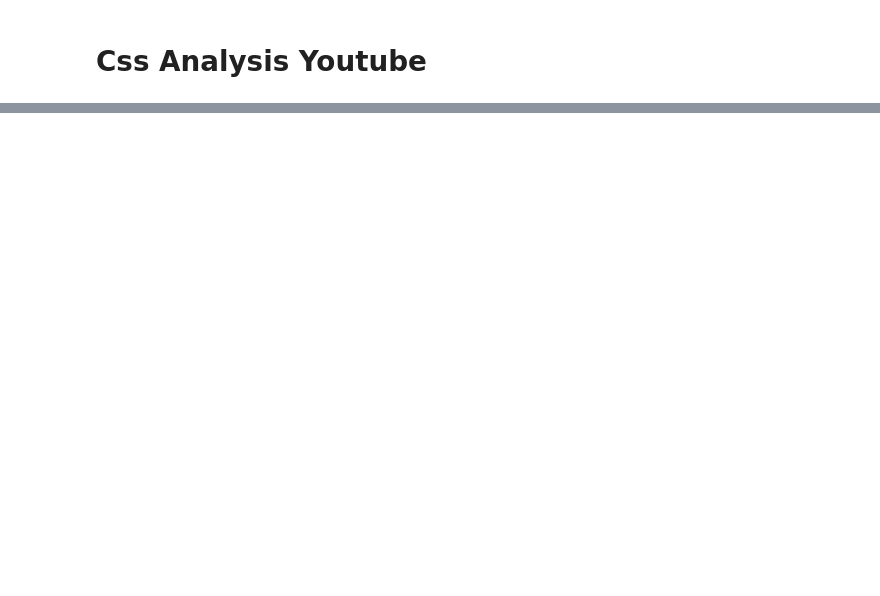
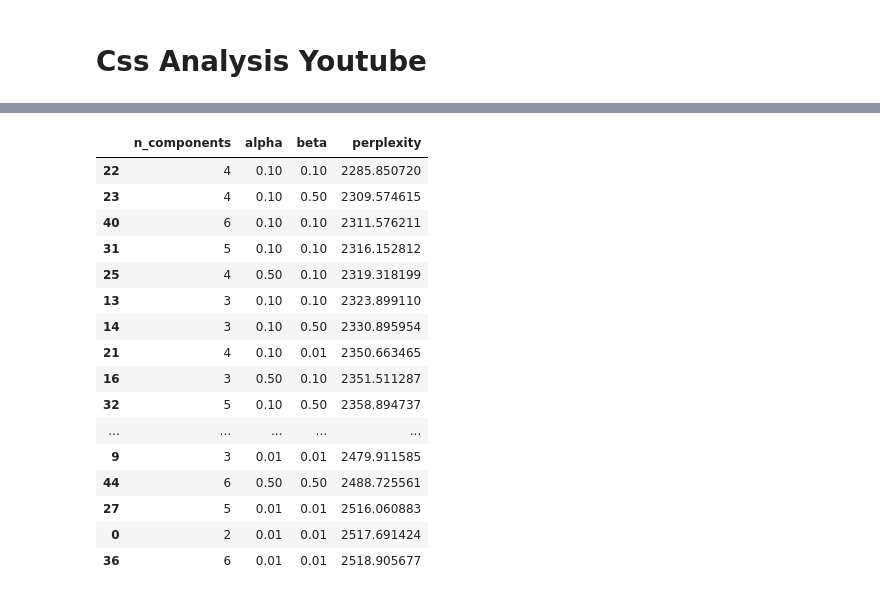
Before and after one commit to CrispyCocaBoy/css_analysis, a Jupyter notebook: analysis.ipynb, the cells around one changed output, grey strips where cells are left out. Saved outputs shown, nothing was run; the diff lists cells and outputs as text; code cells hidden in the pictures; blank space fills up the shorter version.

```diff
--- a/analysis.ipynb
+++ b/analysis.ipynb
@@ -79,0 +424,20 @@ comment_video_graph
+# %%
+results_grid_search
+# %% [output]
+|  | n_components | alpha | beta | perplexity |
+| 22 | 4 | 0.10 | 0.10 | 2285.850720 |
+| 23 | 4 | 0.10 | 0.50 | 2309.574615 |
+| 40 | 6 | 0.10 | 0.10 | 2311.576211 |
+| 31 | 5 | 0.10 | 0.10 | 2316.152812 |
+| 25 | 4 | 0.50 | 0.10 | 2319.318199 |
+| 13 | 3 | 0.10 | 0.10 | 2323.899110 |
+| 14 | 3 | 0.10 | 0.50 | 2330.895954 |
+| 21 | 4 | 0.10 | 0.01 | 2350.663465 |
+| 16 | 3 | 0.50 | 0.10 | 2351.511287 |
+| 32 | 5 | 0.10 | 0.50 | 2358.894737 |
+| ... | ... | ... | ... | ... |
+| 9 | 3 | 0.01 | 0.01 | 2479.911585 |
+| 44 | 6 | 0.50 | 0.50 | 2488.725561 |
+| 27 | 5 | 0.01 | 0.01 | 2516.060883 |
+| 0 | 2 | 0.01 | 0.01 | 2517.691424 |
+| 36 | 6 | 0.01 | 0.01 | 2518.905677 |
```
Also changed, not shown: parts of 30 cells of this notebook, 14 other files.
